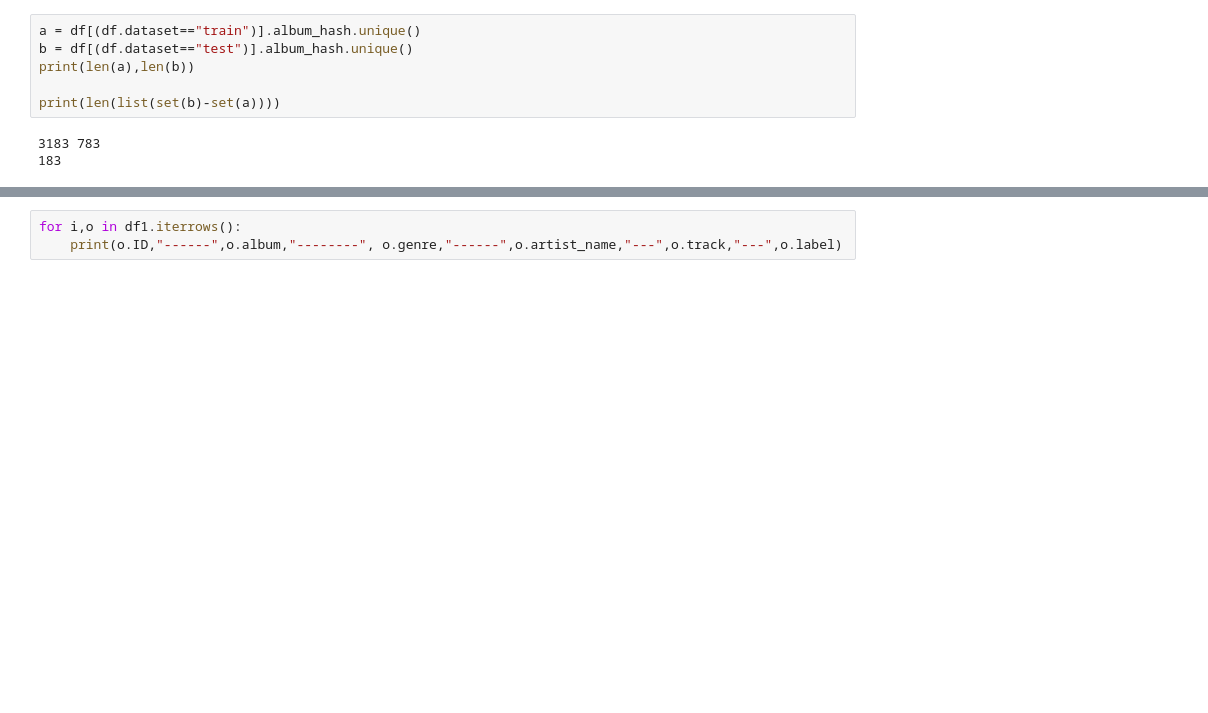
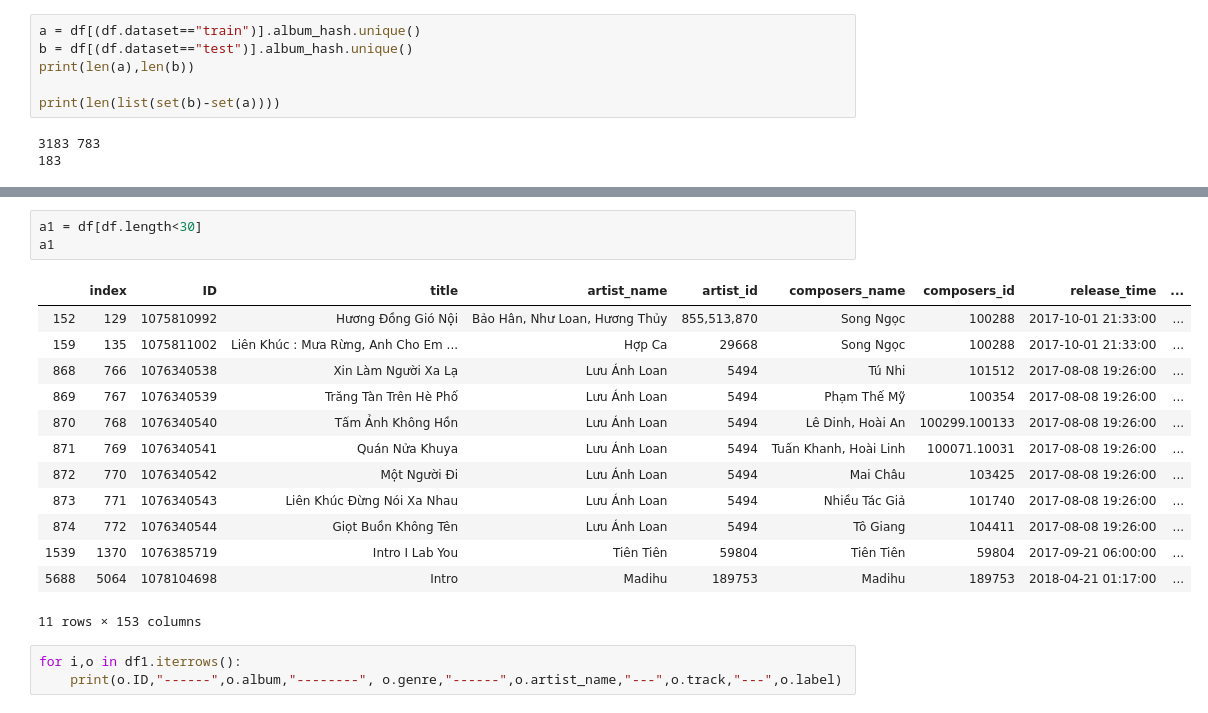
Before and after one commit to vuthede/zalo-hit-song-prediction, a Jupyter notebook: analysis/analysis3.ipynb, the cells around one changed output, grey strips where cells are left out. Saved outputs shown, nothing was run; the diff lists cells and outputs as text; blank space fills up the shorter version.

```diff
--- a/analysis/analysis3.ipynb
+++ b/analysis/analysis3.ipynb
@@ -139,3 +139,20 @@ df1.label.value_counts().plot(style=".")
+# %%
+a1 = df[df.length<30]
+a1
+# %% [output]
+|  | index | ID | title | artist_name | artist_id | composers_name | composers_id | release_time | ... |
+| 152 | 129 | 1075810992 | Hương Đồng Gió Nội | Bảo Hân, Như Loan, Hương Thủy | 855,513,870 | Song Ngọc | 100288 | 2017-10-01 21:33:00 | ... |
+| 159 | 135 | 1075811002 | Liên Khúc : Mưa Rừng, Anh Cho Em ... | Hợp Ca | 29668 | Song Ngọc | 100288 | 2017-10-01 21:33:00 | ... |
+| 868 | 766 | 1076340538 | Xin Làm Người Xa Lạ | Lưu Ánh Loan | 5494 | Tú Nhi | 101512 | 2017-08-08 19:26:00 | ... |
+| 869 | 767 | 1076340539 | Trăng Tàn Trên Hè Phố | Lưu Ánh Loan | 5494 | Phạm Thế Mỹ | 100354 | 2017-08-08 19:26:00 | ... |
+| 870 | 768 | 1076340540 | Tấm Ảnh Không Hồn | Lưu Ánh Loan | 5494 | Lê Dinh, Hoài An | 100299.100133 | 2017-08-08 19:26:00 | ... |
+| 871 | 769 | 1076340541 | Quán Nửa Khuya | Lưu Ánh Loan | 5494 | Tuấn Khanh, Hoài Linh | 100071.10031 | 2017-08-08 19:26:00 | ... |
+| 872 | 770 | 1076340542 | Một Người Đi | Lưu Ánh Loan | 5494 | Mai Châu | 103425 | 2017-08-08 19:26:00 | ... |
+| 873 | 771 | 1076340543 | Liên Khúc Đừng Nói Xa Nhau | Lưu Ánh Loan | 5494 | Nhiều Tác Giả | 101740 | 2017-08-08 19:26:00 | ... |
+| 874 | 772 | 1076340544 | Giọt Buồn Không Tên | Lưu Ánh Loan | 5494 | Tô Giang | 104411 | 2017-08-08 19:26:00 | ... |
+| 1539 | 1370 | 1076385719 | Intro I Lab You | Tiên Tiên | 59804 | Tiên Tiên | 59804 | 2017-09-21 06:00:00 | ... |
+| 5688 | 5064 | 1078104698 | Intro | Madihu | 189753 | Madihu | 189753 | 2018-04-21 01:17:00 | ... |
+11 rows × 153 columns
 # %%
 for i,o in df1.iterrows():
     print(o.ID,"------",o.album,"--------", o.genre,"------",o.artist_name,"---",o.track,"---",o.label)
```
Also changed, not shown: parts of 5 cells of this notebook, 1 other file.
